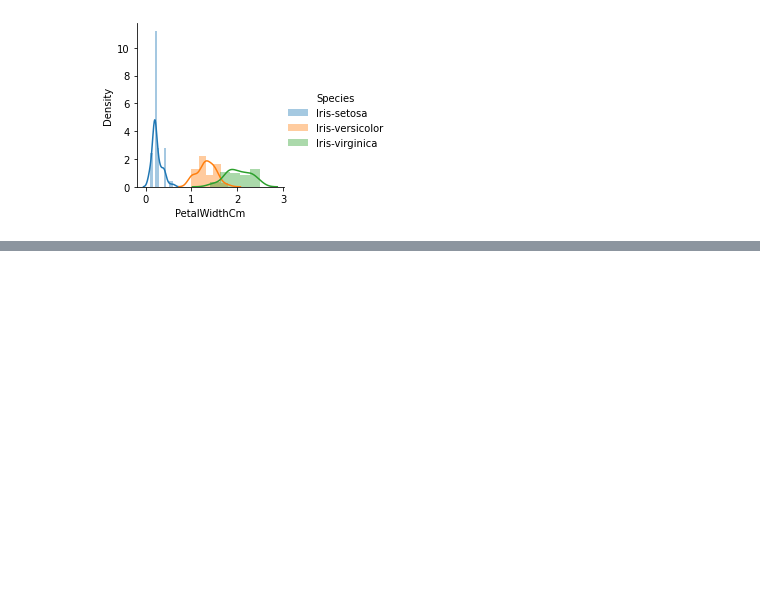
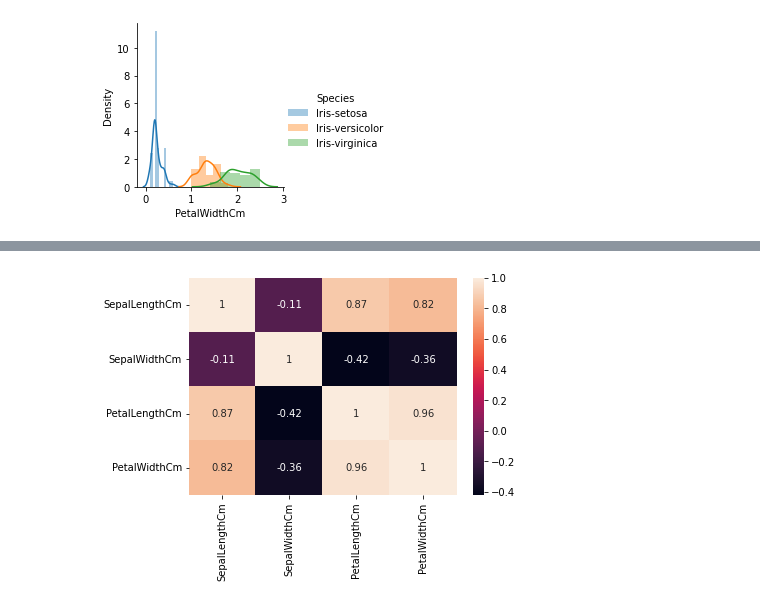
Before and after one commit to Pgupta1996/Spark_FOundation_Task_2, a Jupyter notebook: Spark_foundation_Task_2.ipynb, the cells around one changed output, grey strips where cells are left out. Drawn from its saved outputs; the diff is of its cells as text; code cells hidden in the pictures; blank space fills up the shorter version.

```diff
--- a/Spark_foundation_Task_2.ipynb
+++ b/Spark_foundation_Task_2.ipynb
@@ -204,0 +240,6 @@ plot.map(sns.distplot, "PetalWidthCm").add_legend()
+# %%
+sns.heatmap(dataset.corr(method='pearson').drop(
+  ['Id'], axis=1).drop(['Id'], axis=0),
+            annot = True);
+# %% [output]
+[figure, added]
```
Also changed, not shown: parts of 14 cells of this notebook.
